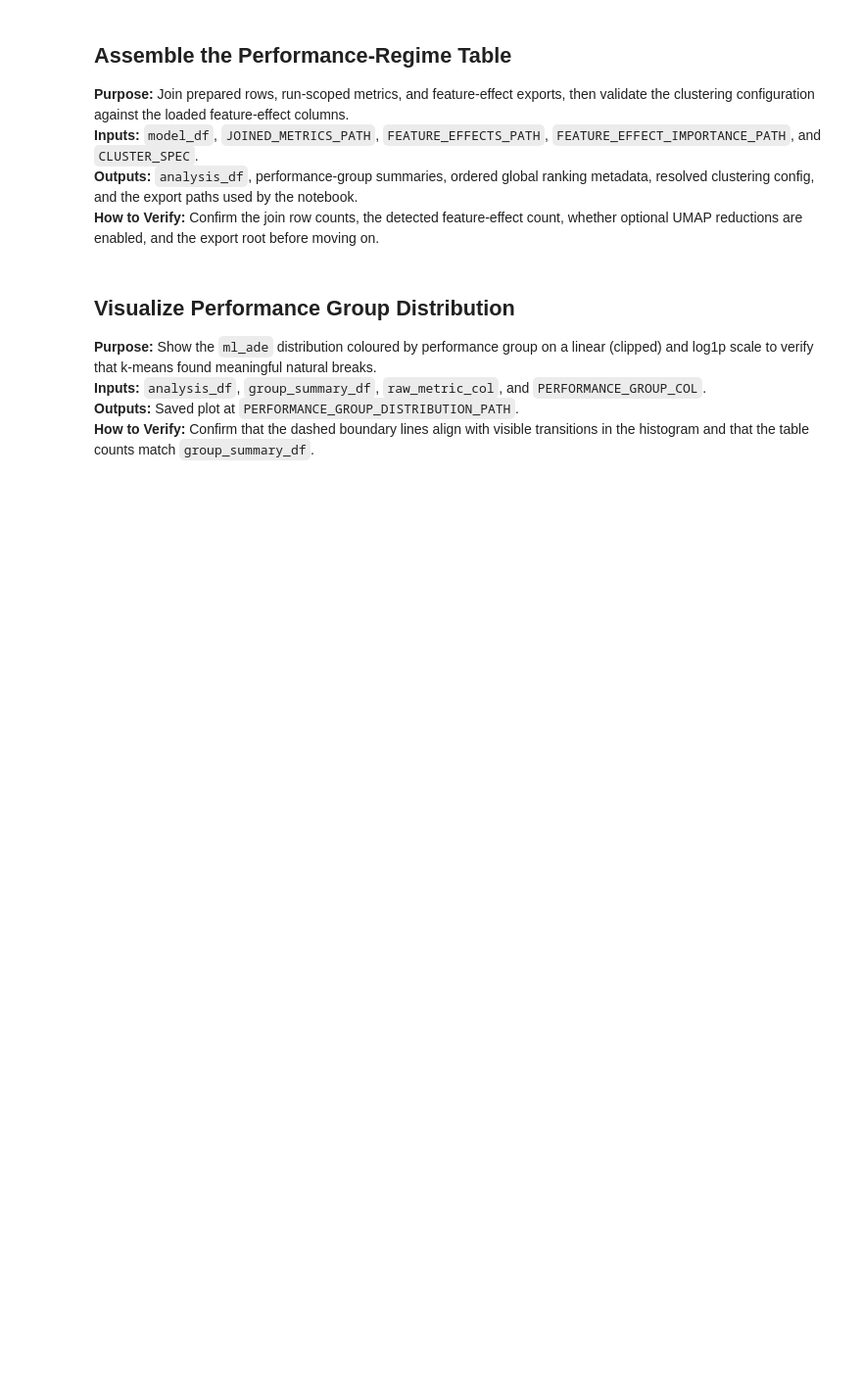
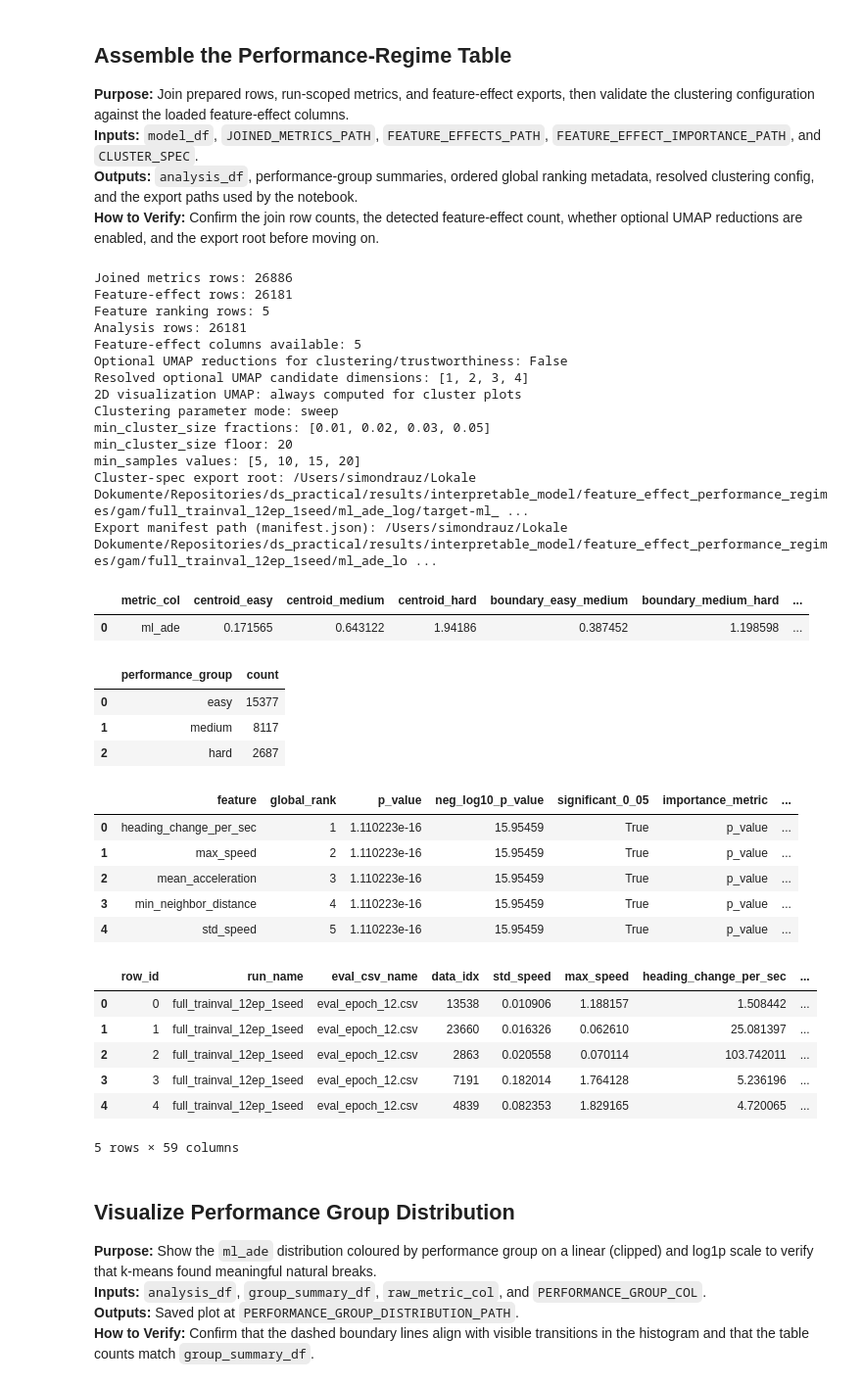
Before and after one commit to simondrauz/ds_practical, a Jupyter notebook: src/data_modelling/feature_effect_performance_regimes.ipynb, the cells around one changed output. Shown at 98% size. Saved outputs shown, nothing was run; the diff lists cells and outputs as text; code cells hidden in the pictures; blank space fills up the shorter version.

```diff
--- a/src/data_modelling/feature_effect_performance_regimes.ipynb
+++ b/src/data_modelling/feature_effect_performance_regimes.ipynb
@@ -261,14 +309,17 @@ CLUSTER_CATALOG_PATH = TABLES_DIR / ARTIFACT_NAMES["tables"]["cluster_catalog"]
 FEATURE_EFFECT_GLOBAL_RANKING_PATH = (
     TABLES_DIR / ARTIFACT_NAMES["tables"]["feature_effect_global_ranking"]
 )
-RAW_ALGORITHM_GRID_PATH = (
-    PLOTS_DIR / ARTIFACT_NAMES["plots"]["raw_algorithm_comparison_grid"]
+CANDIDATE_SCORE_HEATMAP_GRID_PATH = (
+    PLOTS_DIR / ARTIFACT_NAMES["plots"]["candidate_score_heatmap_grid"]
 )
-UMAP_ALGORITHM_GRID_PATH = (
-    PLOTS_DIR / ARTIFACT_NAMES["plots"]["umap_algorithm_comparison_grid"]
+ALGORITHM_CANDIDATE_UMAP_PATH = (
+    PLOTS_DIR / ARTIFACT_NAMES["plots"]["algorithm_candidate_umap"]
 )
-RAW_ALGORITHM_GRID_NO_NOISE_PATH = (
-    PLOTS_DIR / ARTIFACT_NAMES["plots"]["raw_algorithm_comparison_grid_no_noise"]
+ALGORITHM_CANDIDATE_UMAP_NO_NOISE_PATH = (
+    PLOTS_DIR / ARTIFACT_NAMES["plots"]["algorithm_candidate_umap_no_noise"]
+)
+OPTICS_REACHABILITY_GRID_PATH = (
+    PLOTS_DIR / ARTIFACT_NAMES["plots"]["optics_reachability_grid"]
 )
 
 if CLUSTER_SPEC_RESOLVED["evaluate_umap_latent_space"]:
@@ -284,33 +335,74 @@ if CLUSTER_SPEC_RESOLVED["evaluate_umap_latent_space"]:
 else:
     UMAP_TRUSTWORTHINESS_PLOT_PATHS = {}
     TRUSTWORTHINESS_PLOT_TITLES = {}
 
 group_counts_df = (
     analysis_df[PERFORMANCE_GROUP_COL]
     .value_counts()
     .rename_axis(PERFORMANCE_GROUP_COL)
     .reset_index(name="count")
 )
 
 print(f"Joined metrics rows: {len(joined_metrics_df)}")
 print(f"Feature-effect rows: {len(feature_effects_df)}")
 print(f"Feature ranking rows: {len(feature_effect_ranking_df)}")
 print(f"Analysis rows: {len(analysis_df)}")
 print(f"Feature-effect columns available: {len(effect_cols)}")
 print(
     "Optional UMAP reductions for clustering/trustworthiness: "
     f"{CLUSTER_SPEC_RESOLVED['evaluate_umap_latent_space']}"
 )
 print(
     f"Resolved optional UMAP candidate dimensions: {CLUSTER_SPEC_RESOLVED['umap_candidate_dims']}"
 )
 print("2D visualization UMAP: always computed for cluster plots")
+print(f"Clustering parameter mode: {CLUSTER_SPEC_RESOLVED['parameter_mode']}")
+if CLUSTER_SPEC_RESOLVED["parameter_mode"] == "sweep":
+    print(
+        f"min_cluster_size fractions: {CLUSTER_SPEC_RESOLVED['min_cluster_size_fractions']}"
+    )
+    print(f"min_cluster_size floor: {CLUSTER_SPEC_RESOLVED['min_cluster_size_floor']}")
+    print(f"min_samples values: {CLUSTER_SPEC_RESOLVED['min_samples_values']}")
 print(f"Cluster-spec export root: {EXPORT_LAYOUT['cluster_spec_root']}")
 print(f"Export manifest path (manifest.json): {EXPORT_MANIFEST_PATH}")
 display(group_summary_df)
 display(group_counts_df)
 display(feature_effect_ranking_df.head())
 display(analysis_df.head())
+# %% [output]
+Joined metrics rows: 26886
+Feature-effect rows: 26181
+Feature ranking rows: 5
+Analysis rows: 26181
+Feature-effect columns available: 5
+Optional UMAP reductions for clustering/trustworthiness: False
+Resolved optional UMAP candidate dimensions: [1, 2, 3, 4]
+2D visualization UMAP: always computed for cluster plots
+Clustering parameter mode: sweep
+min_cluster_size fractions: [0.01, 0.02, 0.03, 0.05]
+min_cluster_size floor: 20
+min_samples values: [5, 10, 15, 20]
+Cluster-spec export root: /Users/simondrauz/Lokale Dokumente/Repositories/ds_practical/results/interpretable_model/feature_effect_performance_regimes/gam/full_trainval_12ep_1seed/ml_ade_log/target-ml_ ...
+Export manifest path (manifest.json): /Users/simondrauz/Lokale Dokumente/Repositories/ds_practical/results/interpretable_model/feature_effect_performance_regimes/gam/full_trainval_12ep_1seed/ml_ade_lo ...
+|  | metric_col | centroid_easy | centroid_medium | centroid_hard | boundary_easy_medium | boundary_medium_hard | ... |
+| 0 | ml_ade | 0.171565 | 0.643122 | 1.94186 | 0.387452 | 1.198598 | ... |
+|  | performance_group | count |
+| 0 | easy | 15377 |
+| 1 | medium | 8117 |
+| 2 | hard | 2687 |
+|  | feature | global_rank | p_value | neg_log10_p_value | significant_0_05 | importance_metric | ... |
+| 0 | heading_change_per_sec | 1 | 1.110223e-16 | 15.95459 | True | p_value | ... |
+| 1 | max_speed | 2 | 1.110223e-16 | 15.95459 | True | p_value | ... |
+| 2 | mean_acceleration | 3 | 1.110223e-16 | 15.95459 | True | p_value | ... |
+| 3 | min_neighbor_distance | 4 | 1.110223e-16 | 15.95459 | True | p_value | ... |
+| 4 | std_speed | 5 | 1.110223e-16 | 15.95459 | True | p_value | ... |
+|  | row_id | run_name | eval_csv_name | data_idx | std_speed | max_speed | heading_change_per_sec | ... |
+| 0 | 0 | full_trainval_12ep_1seed | eval_epoch_12.csv | 13538 | 0.010906 | 1.188157 | 1.508442 | ... |
+| 1 | 1 | full_trainval_12ep_1seed | eval_epoch_12.csv | 23660 | 0.016326 | 0.062610 | 25.081397 | ... |
+| 2 | 2 | full_trainval_12ep_1seed | eval_epoch_12.csv | 2863 | 0.020558 | 0.070114 | 103.742011 | ... |
+| 3 | 3 | full_trainval_12ep_1seed | eval_epoch_12.csv | 7191 | 0.182014 | 1.764128 | 5.236196 | ... |
+| 4 | 4 | full_trainval_12ep_1seed | eval_epoch_12.csv | 4839 | 0.082353 | 1.829165 | 4.720065 | ... |
+5 rows × 59 columns
 # %% [markdown]
 ## Visualize Performance Group Distribution
 **Purpose:** Show the `ml_ade` distribution coloured by performance group on a linear (clipped) and log1p scale to verify that k-means found meaningful natural breaks.<br>
```
Also changed, not shown: parts of 13 cells of this notebook, 5 other files.
